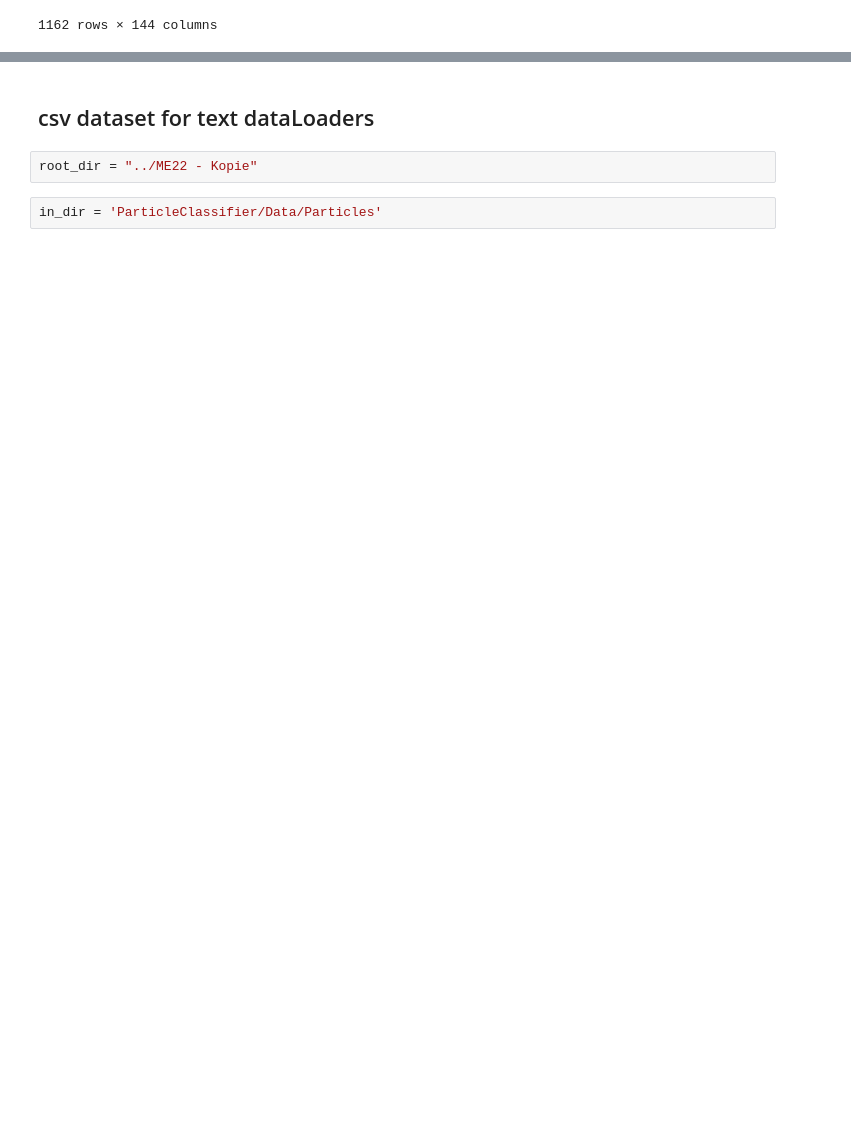
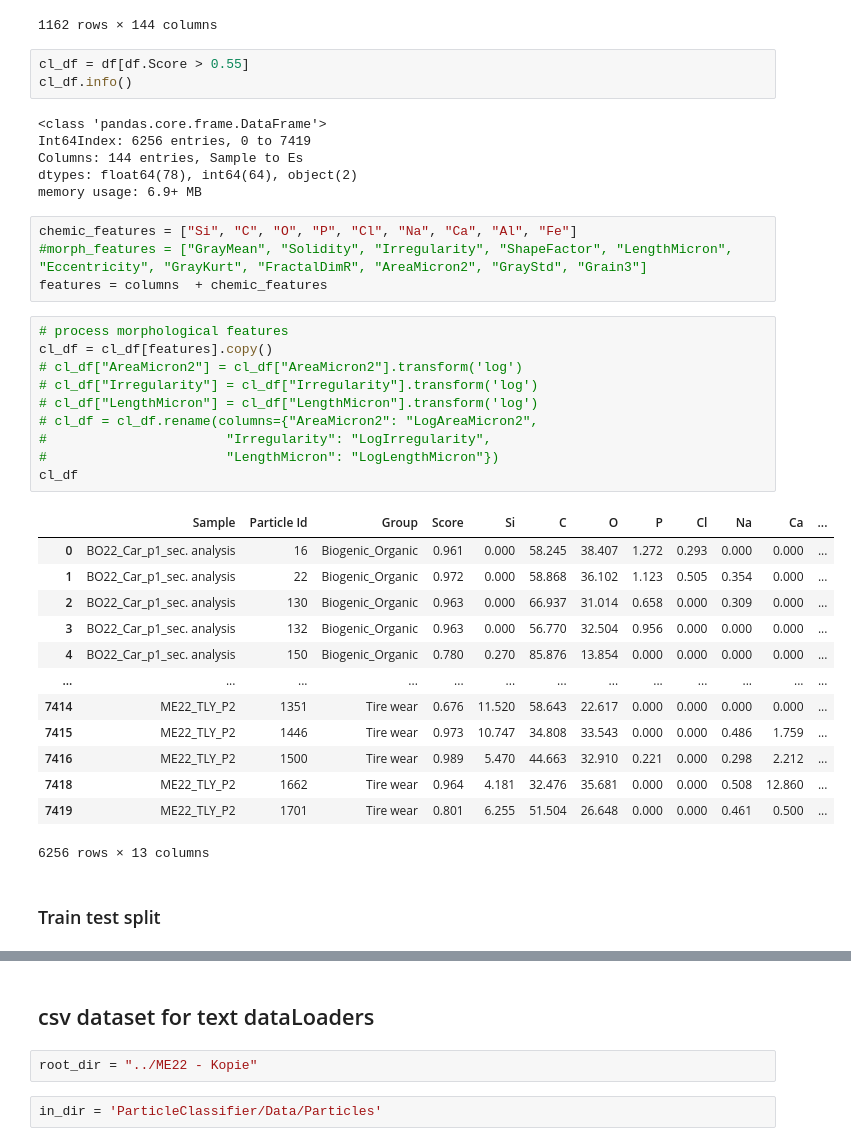
Before and after one commit to drestr30/SEM_Particle_Analyzer, a Jupyter notebook: DataBase ME22.ipynb, the cells around one changed output, grey strips where cells are left out. Saved outputs shown, nothing was run; the diff lists cells and outputs as text; blank space fills up the shorter version.

```diff
--- a/DataBase ME22.ipynb
+++ b/DataBase ME22.ipynb
@@ -56,3 +40,42 @@ remain_df
 | 7410 | ME22_TLY_P2 | 985 | Tire wear | 0.512 | 0.038050 | 119.231465 | 0.022563 | ... |
 | 7417 | ME22_TLY_P2 | 1614 | Tire wear | 0.384 | 0.029359 | 200.269512 | 0.024489 | ... |
 1162 rows × 144 columns
+# %%
+cl_df = df[df.Score > 0.55]
+cl_df.info()
+# %% [output]
+<class 'pandas.core.frame.DataFrame'>
+Int64Index: 6256 entries, 0 to 7419
+Columns: 144 entries, Sample to Es
+dtypes: float64(78), int64(64), object(2)
+memory usage: 6.9+ MB
+# %%
+chemic_features = ["Si", "C", "O", "P", "Cl", "Na", "Ca", "Al", "Fe"]
+#morph_features = ["GrayMean", "Solidity", "Irregularity", "ShapeFactor", "LengthMicron", "Eccentricity", "GrayKurt", "FractalDimR", "AreaMicron2", "GrayStd", "Grain3"]
+features = columns  + chemic_features
+# %%
+# process morphological features
+cl_df = cl_df[features].copy()
+# cl_df["AreaMicron2"] = cl_df["AreaMicron2"].transform('log')
+# cl_df["Irregularity"] = cl_df["Irregularity"].transform('log')
+# cl_df["LengthMicron"] = cl_df["LengthMicron"].transform('log')
+# cl_df = cl_df.rename(columns={"AreaMicron2": "LogAreaMicron2",
+#                       "Irregularity": "LogIrregularity",
+#                       "LengthMicron": "LogLengthMicron"})
+cl_df
+# %% [output]
+|  | Sample | Particle Id | Group | Score | Si | C | O | P | Cl | Na | Ca | ... |
+| 0 | BO22_Car_p1_sec. analysis | 16 | Biogenic_Organic | 0.961 | 0.000 | 58.245 | 38.407 | 1.272 | 0.293 | 0.000 | 0.000 | ... |
+| 1 | BO22_Car_p1_sec. analysis | 22 | Biogenic_Organic | 0.972 | 0.000 | 58.868 | 36.102 | 1.123 | 0.505 | 0.354 | 0.000 | ... |
+| 2 | BO22_Car_p1_sec. analysis | 130 | Biogenic_Organic | 0.963 | 0.000 | 66.937 | 31.014 | 0.658 | 0.000 | 0.309 | 0.000 | ... |
+| 3 | BO22_Car_p1_sec. analysis | 132 | Biogenic_Organic | 0.963 | 0.000 | 56.770 | 32.504 | 0.956 | 0.000 | 0.000 | 0.000 | ... |
+| 4 | BO22_Car_p1_sec. analysis | 150 | Biogenic_Organic | 0.780 | 0.270 | 85.876 | 13.854 | 0.000 | 0.000 | 0.000 | 0.000 | ... |
+| ... | ... | ... | ... | ... | ... | ... | ... | ... | ... | ... | ... | ... |
+| 7414 | ME22_TLY_P2 | 1351 | Tire wear | 0.676 | 11.520 | 58.643 | 22.617 | 0.000 | 0.000 | 0.000 | 0.000 | ... |
+| 7415 | ME22_TLY_P2 | 1446 | Tire wear | 0.973 | 10.747 | 34.808 | 33.543 | 0.000 | 0.000 | 0.486 | 1.759 | ... |
+| 7416 | ME22_TLY_P2 | 1500 | Tire wear | 0.989 | 5.470 | 44.663 | 32.910 | 0.221 | 0.000 | 0.298 | 2.212 | ... |
+| 7418 | ME22_TLY_P2 | 1662 | Tire wear | 0.964 | 4.181 | 32.476 | 35.681 | 0.000 | 0.000 | 0.508 | 12.860 | ... |
+| 7419 | ME22_TLY_P2 | 1701 | Tire wear | 0.801 | 6.255 | 51.504 | 26.648 | 0.000 | 0.000 | 0.461 | 0.500 | ... |
+6256 rows × 13 columns
+# %% [markdown]
+### Train test split
```
Also changed, not shown: parts of 23 cells of this notebook, 4 other files.
